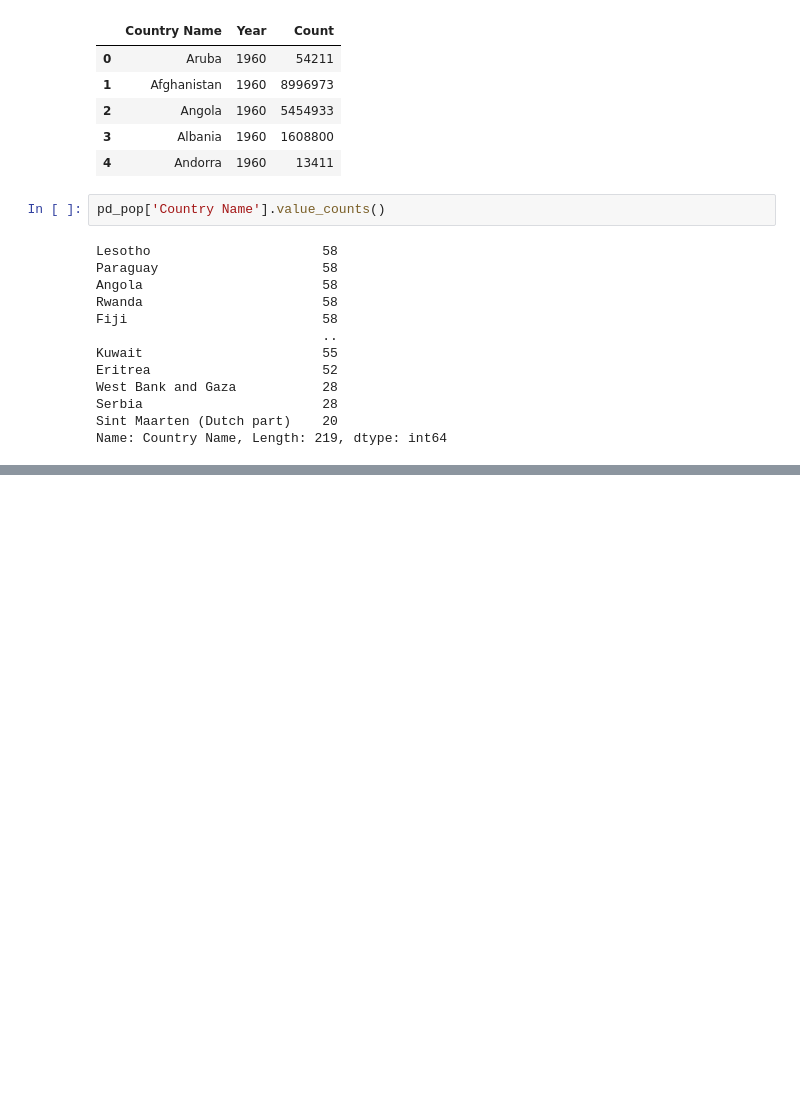
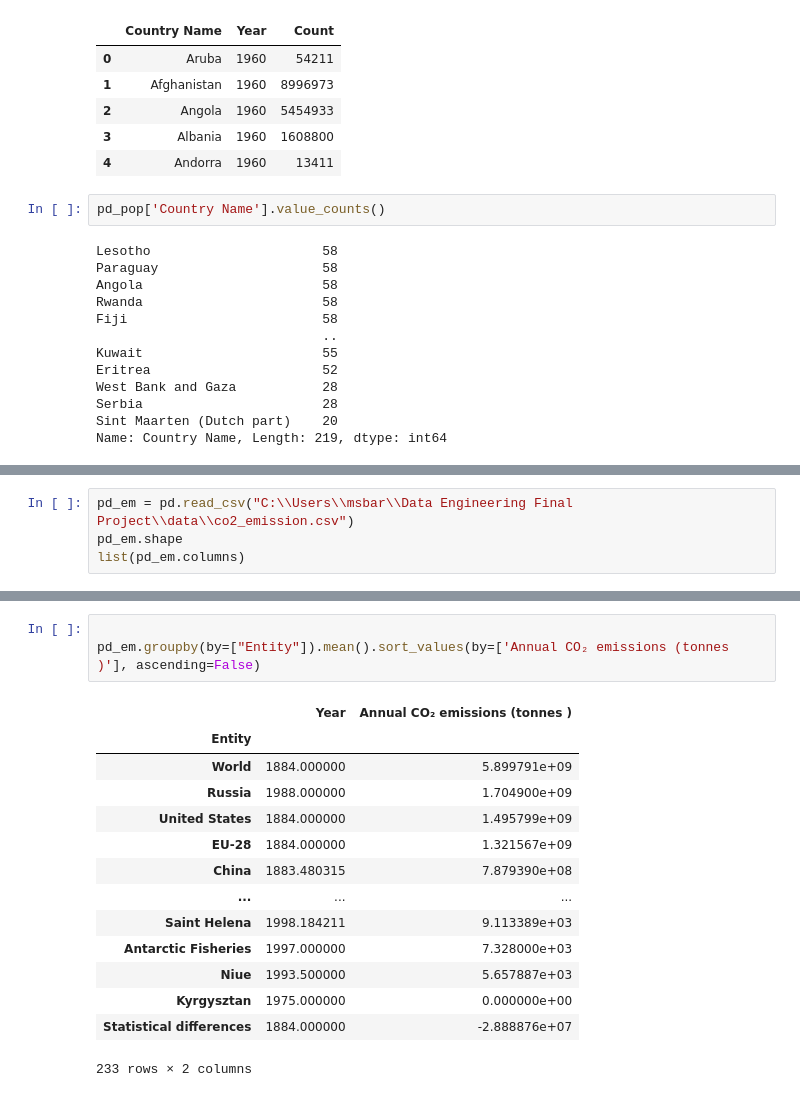
Before and after one commit to maggieortiz/DataEngineerProject, a Jupyter notebook: DataExploration.ipynb, the cells around one changed output, grey strips where cells are left out. Cells and saved outputs as stored; diff of their text form; blank space fills up the shorter version.

Commit message:
Add CO2 emission data analysis

```diff
--- a/DataExploration.ipynb
+++ b/DataExploration.ipynb
@@ -209,0 +222,4 @@ pd_pop.dropna
+# %%
+pd_em = pd.read_csv("C:\\Users\\msbar\\Data Engineering Final Project\\data\\co2_emission.csv")
+pd_em.shape
+list(pd_em.columns)
@@ -209,0 +237,18 @@ pd_pop.dropna
+# %%
+
+pd_em.groupby(by=["Entity"]).mean().sort_values(by=['Annual CO₂ emissions (tonnes )'], ascending=False)
+# %% [output]
+|  | Year | Annual CO₂ emissions (tonnes ) |
+| Entity |  |  |
+| World | 1884.000000 | 5.899791e+09 |
+| Russia | 1988.000000 | 1.704900e+09 |
+| United States | 1884.000000 | 1.495799e+09 |
+| EU-28 | 1884.000000 | 1.321567e+09 |
+| China | 1883.480315 | 7.879390e+08 |
+| ... | ... | ... |
+| Saint Helena | 1998.184211 | 9.113389e+03 |
+| Antarctic Fisheries | 1997.000000 | 7.328000e+03 |
+| Niue | 1993.500000 | 5.657887e+03 |
+| Kyrgysztan | 1975.000000 | 0.000000e+00 |
+| Statistical differences | 1884.000000 | -2.888876e+07 |
+233 rows × 2 columns
```
Also changed, not shown: parts of 6 cells of this notebook.
